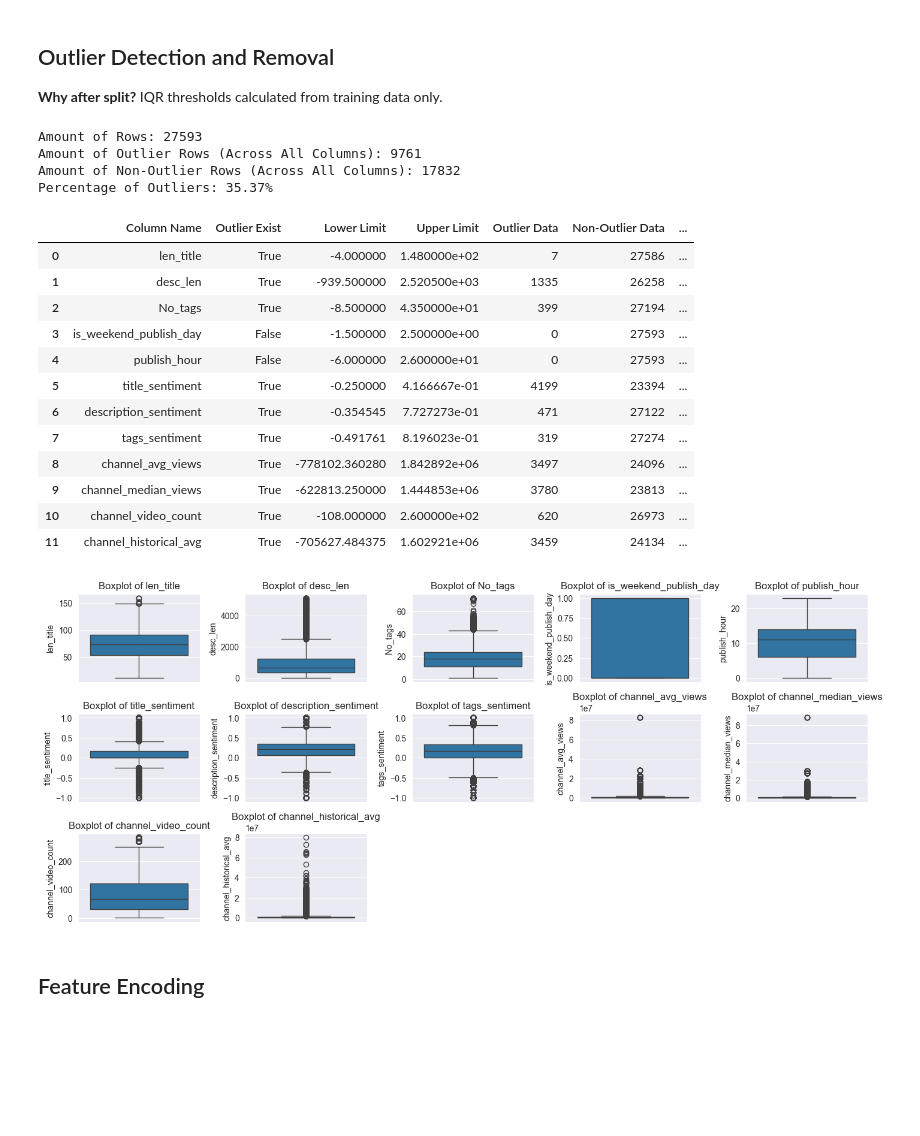
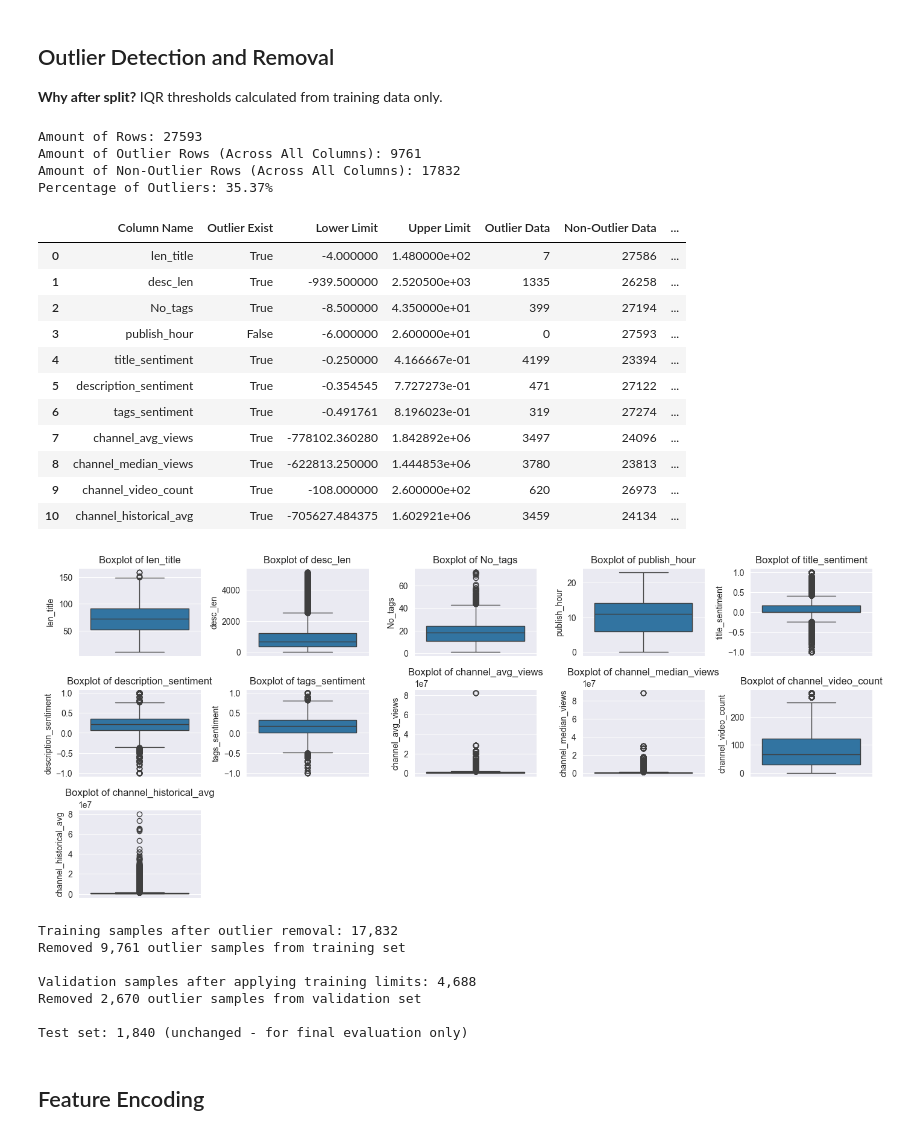
Before and after one commit to mcikalmerdeka/Youtube-Video-Views-Prediction, a Jupyter notebook: notebook_fix.ipynb, the cells around one changed output. Drawn from its saved outputs; the diff is of its cells as text; code cells hidden in the pictures; blank space fills up the shorter version.

```diff
--- a/notebook_fix.ipynb
+++ b/notebook_fix.ipynb
@@ -828,34 +828,35 @@ Date columns (0): []
 # %%
 from utils import filter_outliers, plot_dynamic_boxplots_violinplots
 
 # Combine train features and target for outlier detection
 df_train = pd.concat([X_train_raw, y_train_raw], axis=1)
 
 # Check outliers on TRAINING data only
-outlier_summary = filter_outliers(df_train, columns=nums_cols, threshold=1.5, detect_only=True)
+excluded_cols = ['is_weekend_publish_day']
+check_outliers_cols = [col for col in nums_cols if col not in excluded_cols]
+outlier_summary = filter_outliers(df_train, columns=check_outliers_cols, threshold=1.5, detect_only=True)
 display(outlier_summary)
 
 # Visualize outliers in training data
-plot_dynamic_boxplots_violinplots(df_train, [col for col in nums_cols if col != "views"], plot_type="boxplot", ncols=5, orientation="v", figsize=(14, 6))
+plot_dynamic_boxplots_violinplots(df_train, check_outliers_cols, plot_type="boxplot", ncols=5, orientation="v", figsize=(14, 6))
 # %% [output]
 Amount of Rows: 27593
 Amount of Outlier Rows (Across All Columns): 9761
 Amount of Non-Outlier Rows (Across All Columns): 17832
 Percentage of Outliers: 35.37%
 |  | Column Name | Outlier Exist | Lower Limit | Upper Limit | Outlier Data | Non-Outlier Data | ... |
 | 0 | len_title | True | -4.000000 | 1.480000e+02 | 7 | 27586 | ... |
 | 1 | desc_len | True | -939.500000 | 2.520500e+03 | 1335 | 26258 | ... |
 | 2 | No_tags | True | -8.500000 | 4.350000e+01 | 399 | 27194 | ... |
-| 3 | is_weekend_publish_day | False | -1.500000 | 2.500000e+00 | 0 | 27593 | ... |
-| 4 | publish_hour | False | -6.000000 | 2.600000e+01 | 0 | 27593 | ... |
-| 5 | title_sentiment | True | -0.250000 | 4.166667e-01 | 4199 | 23394 | ... |
-| 6 | description_sentiment | True | -0.354545 | 7.727273e-01 | 471 | 27122 | ... |
-| 7 | tags_sentiment | True | -0.491761 | 8.196023e-01 | 319 | 27274 | ... |
-| 8 | channel_avg_views | True | -778102.360280 | 1.842892e+06 | 3497 | 24096 | ... |
-| 9 | channel_median_views | True | -622813.250000 | 1.444853e+06 | 3780 | 23813 | ... |
-| 10 | channel_video_count | True | -108.000000 | 2.600000e+02 | 620 | 26973 | ... |
-| 11 | channel_historical_avg | True | -705627.484375 | 1.602921e+06 | 3459 | 24134 | ... |
+| 3 | publish_hour | False | -6.000000 | 2.600000e+01 | 0 | 27593 | ... |
+| 4 | title_sentiment | True | -0.250000 | 4.166667e-01 | 4199 | 23394 | ... |
+| 5 | description_sentiment | True | -0.354545 | 7.727273e-01 | 471 | 27122 | ... |
+| 6 | tags_sentiment | True | -0.491761 | 8.196023e-01 | 319 | 27274 | ... |
+| 7 | channel_avg_views | True | -778102.360280 | 1.842892e+06 | 3497 | 24096 | ... |
+| 8 | channel_median_views | True | -622813.250000 | 1.444853e+06 | 3780 | 23813 | ... |
+| 9 | channel_video_count | True | -108.000000 | 2.600000e+02 | 620 | 26973 | ... |
+| 10 | channel_historical_avg | True | -705627.484375 | 1.602921e+06 | 3459 | 24134 | ... |
-[figure, old version]
+[figure, new version]
 # %%
 # Remove outliers from TRAINING data and get IQR limits
 # These limits will be applied to validation data to ensure consistent distributions
@@ -901,6 +902,14 @@ print(f"Removed {len(X_train_raw) - len(X_train_clean):,} outlier samples from t
 print(f"\nValidation samples after applying training limits: {len(X_val_clean):,}")
 print(f"Removed {len(X_val_raw) - len(X_val_clean):,} outlier samples from validation set")
 print(f"\nTest set: {len(X_test_raw):,} (unchanged - for final evaluation only)")
+# %% [output]
+Training samples after outlier removal: 17,832
+Removed 9,761 outlier samples from training set
+
+Validation samples after applying training limits: 4,688
+Removed 2,670 outlier samples from validation set
+
+Test set: 1,840 (unchanged - for final evaluation only)
 # %% [markdown]
 ## Feature Encoding
 # %%
```
Also changed, not shown: parts of 4 cells of this notebook.
